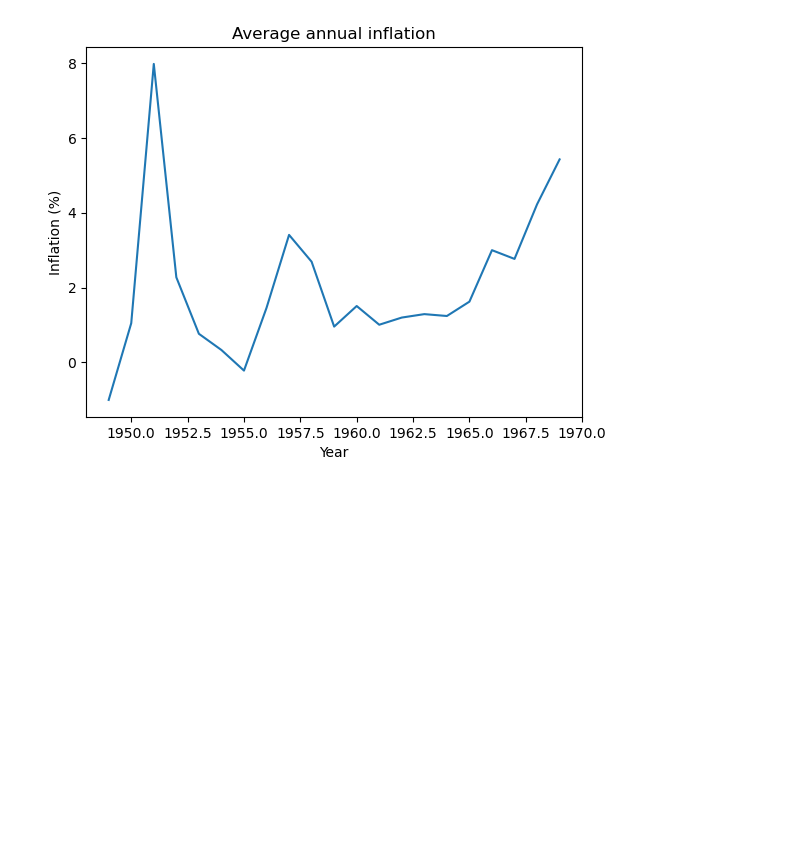
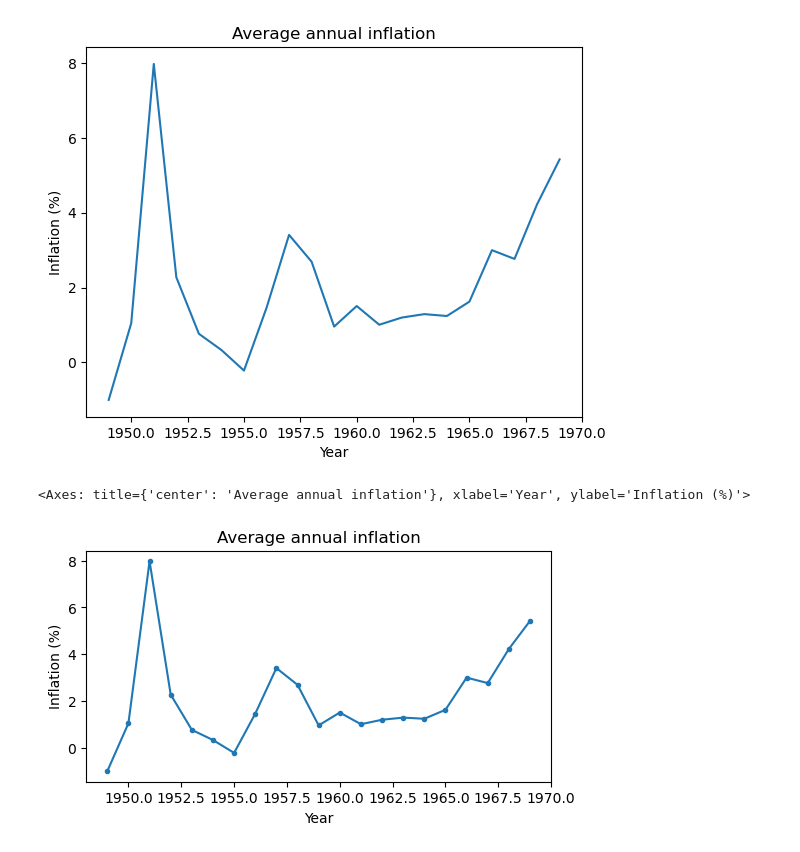
Before and after one commit to termineinar/TECH2-H25, a Jupyter notebook: workshops/workshop4/workshop4-ES.ipynb, the cells around one changed output. Saved outputs shown, nothing was run; the diff lists cells and outputs as text; code cells hidden in the pictures; blank space fills up the shorter version.

```diff
--- a/workshops/workshop4/workshop4-ES.ipynb
+++ b/workshops/workshop4/workshop4-ES.ipynb
@@ -398,3 +399,16 @@ plt.title("Average annual inflation")
 # %% [output]
 Text(0.5, 1.0, 'Average annual inflation')
 [figure]
+# %%
+#with pandas plotting function
+infl_avg.plot.line(
+    xlabel="Year",
+    ylabel="Inflation (%)",
+    title="Average annual inflation",
+    figsize=(6, 3),
+    marker="o",
+    ms=3,
+)
+# %% [output]
+<Axes: title={'center': 'Average annual inflation'}, xlabel='Year', ylabel='Inflation (%)'>
+[figure, added]
```
Also changed, not shown: parts of 1 cell of this notebook, 9 other files.
